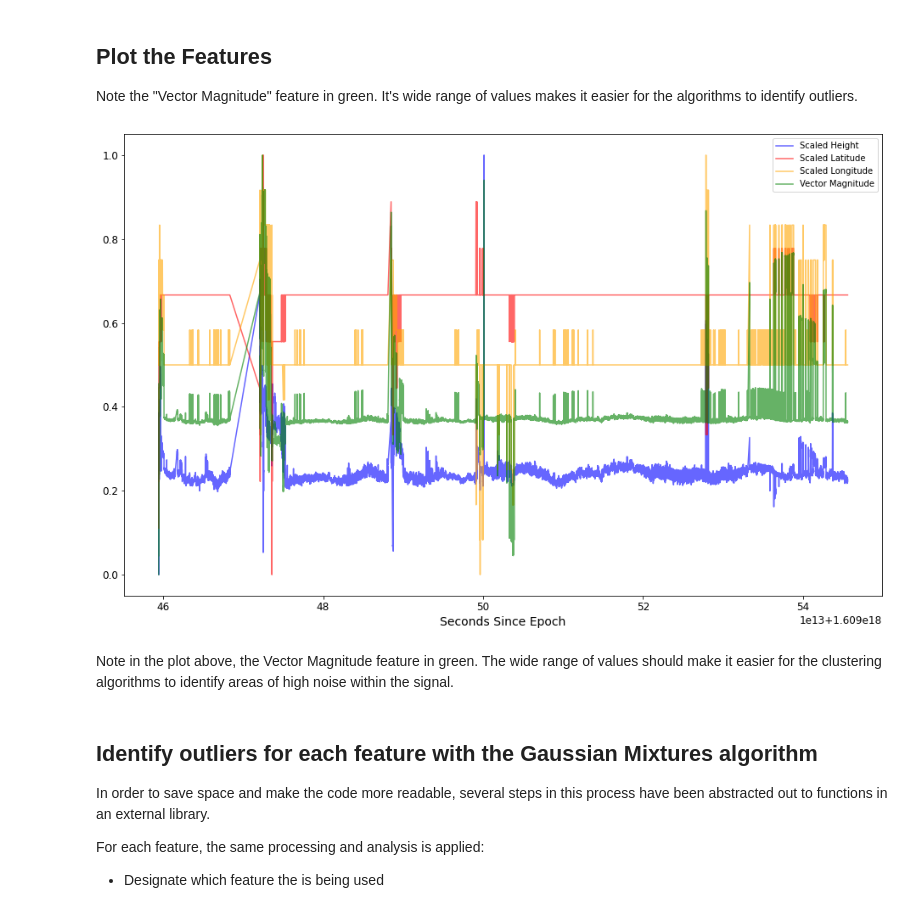
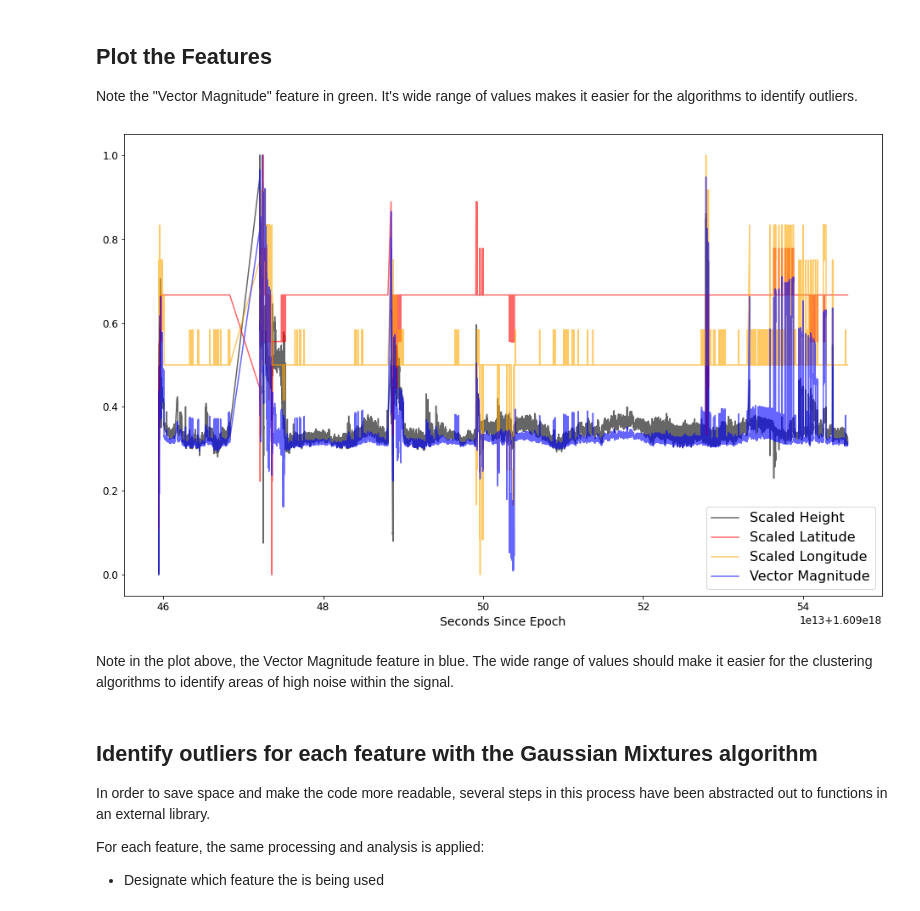
Before and after one commit to mdye/TZVOLCANO_machine_learning, a Jupyter notebook: IJSC_journal_notebook.ipynb, the cells around one changed output. Cells and saved outputs as stored; diff of their text form; code cells hidden in the pictures.

Commit message:
plot legends resized

```diff
--- a/IJSC_journal_notebook.ipynb
+++ b/IJSC_journal_notebook.ipynb
@@ -357,19 +357,19 @@ scaled_data["Vector Magnitude"] = calculate_vector_magnitude(scaled_data, fields
 Note the "Vector Magnitude" feature in green. It's wide range of values makes it easier for the algorithms to identify outliers.
 # %%
 plt.figure(figsize=(16, 10))
-
+plt.rc('legend',fontsize=16)
 ax = plt.gca() # get current axis
 alpha = 0.6
 
-scaled_data.plot(kind='line',x='Seconds Since Epoch',y='Scaled Height', color='blue',ax=ax, alpha=alpha)
+scaled_data.plot(kind='line',x='Seconds Since Epoch',y='Scaled Height', color='black',ax=ax, alpha=alpha)
 scaled_data.plot(kind='line',x='Seconds Since Epoch',y='Scaled Latitude', color='red', ax=ax, alpha=alpha)
 scaled_data.plot(kind='line',x='Seconds Since Epoch',y='Scaled Longitude', color='orange', ax=ax, alpha=alpha)
-scaled_data.plot(kind='line',x='Seconds Since Epoch',y='Vector Magnitude', color='purple', ax=ax, alpha=alpha)
+scaled_data.plot(kind='line',x='Seconds Since Epoch',y='Vector Magnitude', color='blue', ax=ax, alpha=alpha)
 plt.show()
 # %% [output]
-[figure, old version]
+[figure, new version]
 # %% [markdown]
-Note in the plot above, the Vector Magnitude feature in green. The wide range of values should make it easier for the clustering algorithms to identify areas of high noise within the signal.
+Note in the plot above, the Vector Magnitude feature in blue. The wide range of values should make it easier for the clustering algorithms to identify areas of high noise within the signal.
 # %% [markdown]
 ## Identify outliers for each feature with the Gaussian Mixtures algorithm
 
```
Also changed, not shown: parts of 21 cells of this notebook.
